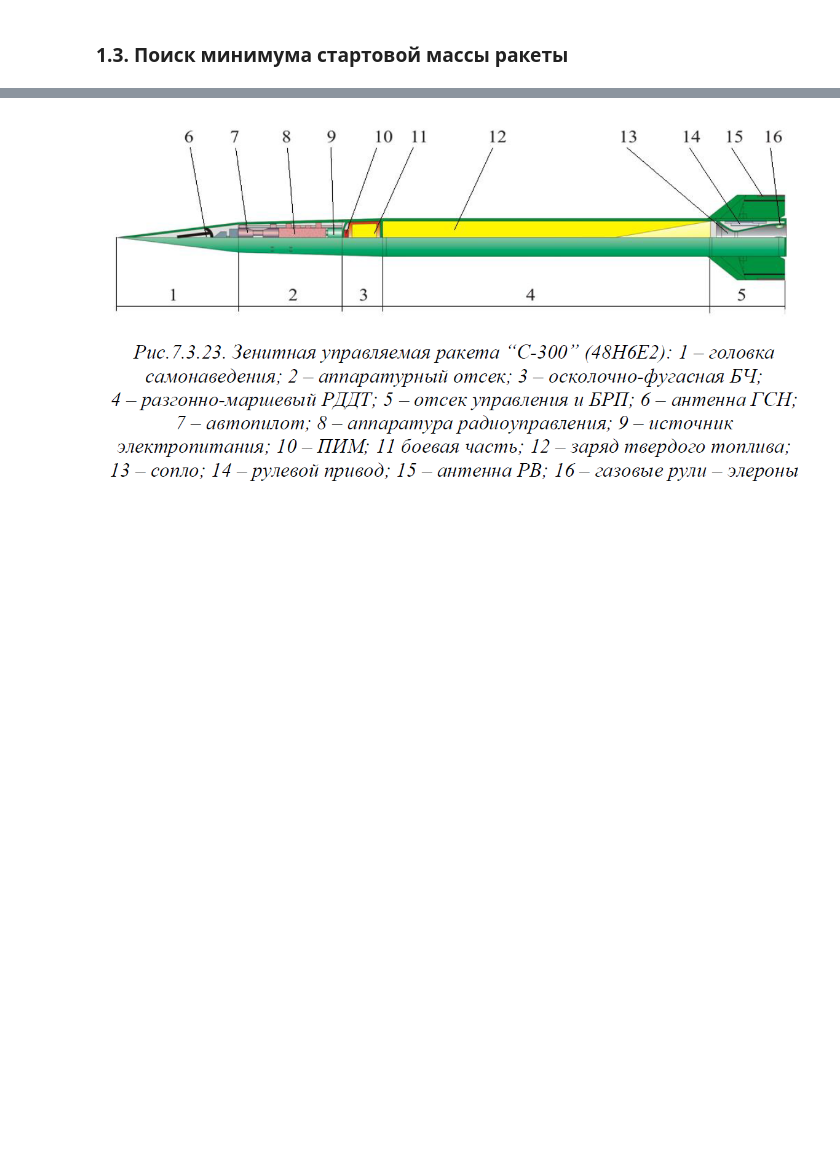
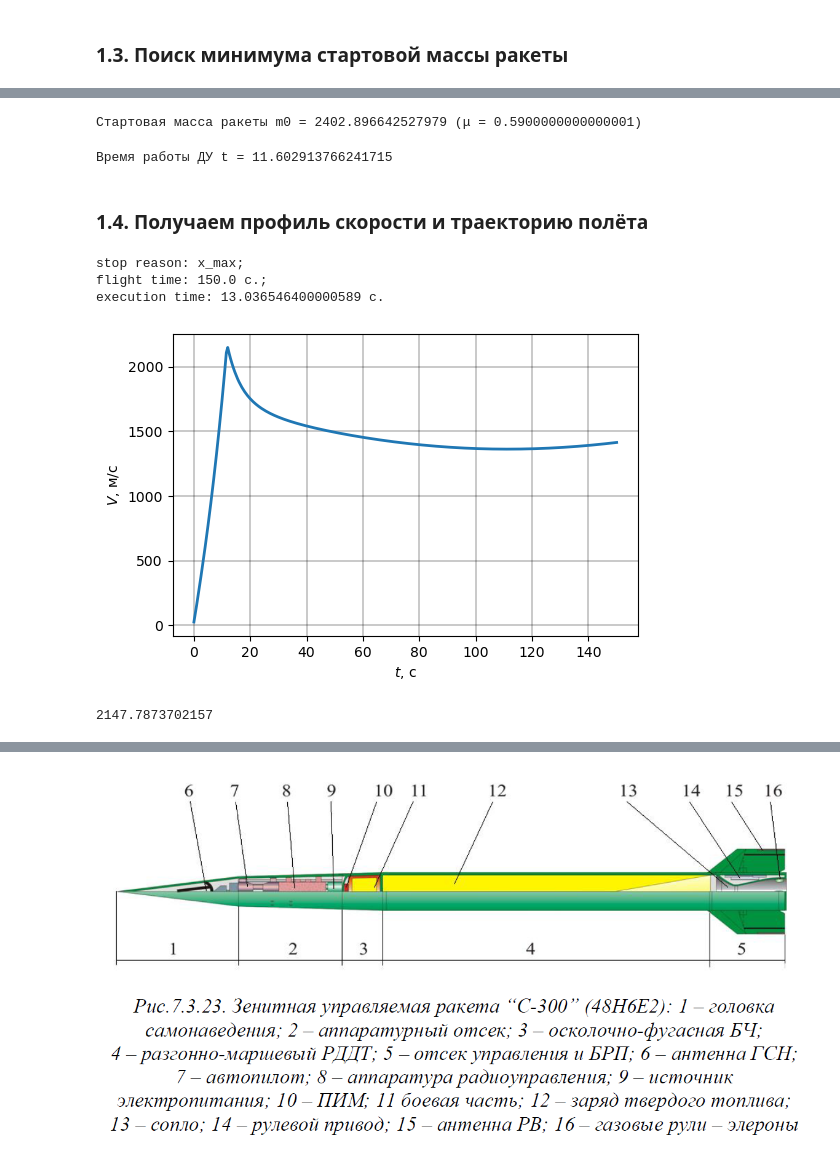
Before and after one commit to kirtis26/PyMissile, a Jupyter notebook: missile C-300.ipynb, the cells around one changed output, grey strips where cells are left out. Saved outputs shown, nothing was run; the diff lists cells and outputs as text; code cells hidden in the pictures; blank space fills up the shorter version.

```diff
--- a/missile C-300.ipynb
+++ b/missile C-300.ipynb
@@ -330,13 +310,16 @@ mass_V_0 = np.linspace(2100-200, 2100+200, 10)
+# %%
+mass_μ_0 = np.arange(0.55, 0.66, 0.01)
+m_пн = 730
+α_д = 0.18
 # %%
-y_end_max = 0
-for i in mass_V_0:
-    fopts['V_0'] = i
-    foo = m_0(fopts)
-    opts['init_conditions']['thetta'] = thetta_opt
-    opts['myu_0'] = foo['μ_0']
-    opts['q_M'] = foo['m_0'] * 9.80665 / (np.pi * 0.515**2 / 4)
+mass_m_0, mass_V_0, mass_myu_0 = [], [], []
+for i in mass_μ_0:
+    opts['myu_0'] = i
+    m_0 = m_пн / (1 - (1 + α_д) * i)
+    opts['q_M'] = m_0 * 9.80665 / (np.pi * 0.515**2 / 4)
     res = ozvb(opts)
-    if res['stop_reason'] == 'x_max' and res['y'][-1] > y_end_max:
-        q_M_opt, μ_0_opt = opts['q_M'], opts['myu_0']
-q_M_opt, μ_0_opt
+    if res['stop_reason'] == 'x_max' and max(res['v']) > 2100:
+        mass_m_0.append(m_0)
+        mass_V_0.append(max(res['v']))
+        mass_myu_0.append(i)
 # %% [output]
@@ -343,0 +343,32 @@ TypeError: unsupported operand type(s) for +: 'int' and 'NoneType'
+# %%
+ind_min, m_0_opt = np.argmin(mass_m_0), min(mass_m_0)
+myu_0_opt = mass_myu_0[ind_min]
+print(f'Стартовая масса ракеты m0 = {m_0_opt} (μ = {myu_0_opt})')
+# %% [output]
+Стартовая масса ракеты m0 = 2402.896642527979 (μ = 0.5900000000000001)
+# %%
+t_0 = opts['I_10'] * myu_0_opt / opts['η_0'] / 9.80665
+print(f'Время работы ДУ t = {t_0}')
+# %% [output]
+Время работы ДУ t = 11.602913766241715
+# %% [markdown]
+### 1.4. Получаем профиль скорости и траекторию полёта
+# %%
+opts['myu_0'] = myu_0_opt
+opts['q_M'] = m_0_opt * 9.80665 / (np.pi * 0.515**2 / 4)
+res = ozvb(opts)
+# %% [output]
+stop reason: x_max;
+flight time: 150.0 с.;
+execution time: 13.036546400000589 с.
+# %%
+plt.figure(dpi=100)
+plt.plot(res['t'], res['v'], linewidth=2)
+plt.grid()
+plt.xlabel('$t$, с'), plt.ylabel('$V$, м/с')
+plt.grid(True, linewidth=0.3, color='k')
+plt.show()
+max(res['v'])
+# %% [output]
+[figure, added]
+2147.7873702157
```
Also changed, not shown: parts of 18 cells of this notebook.
